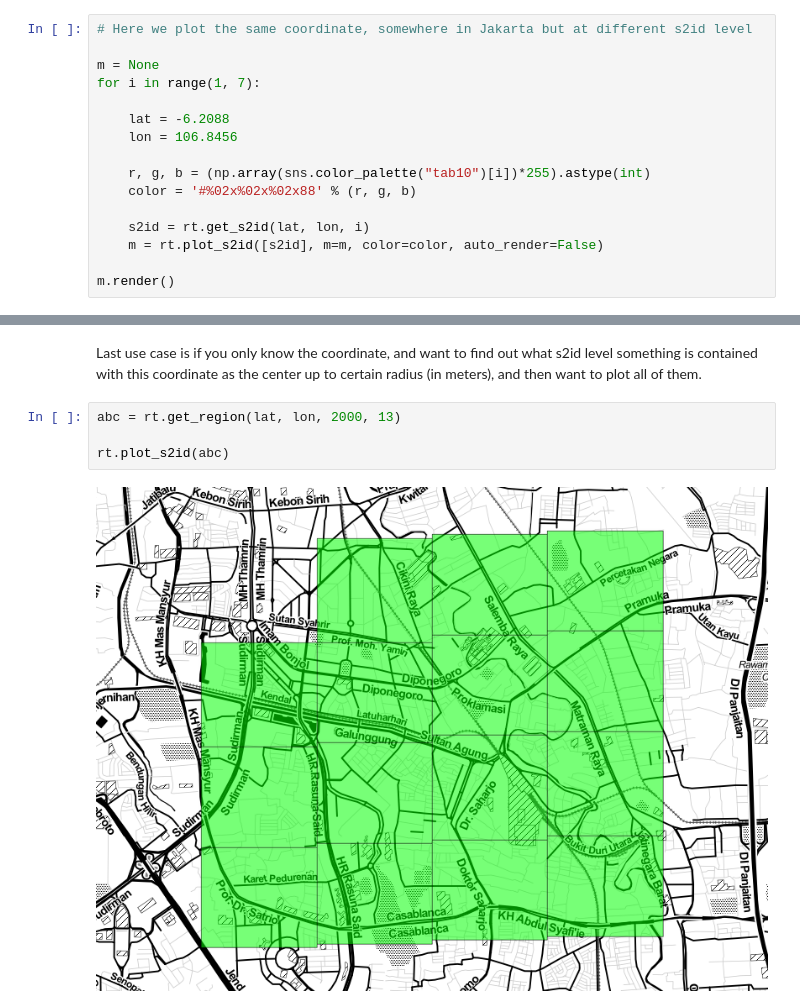
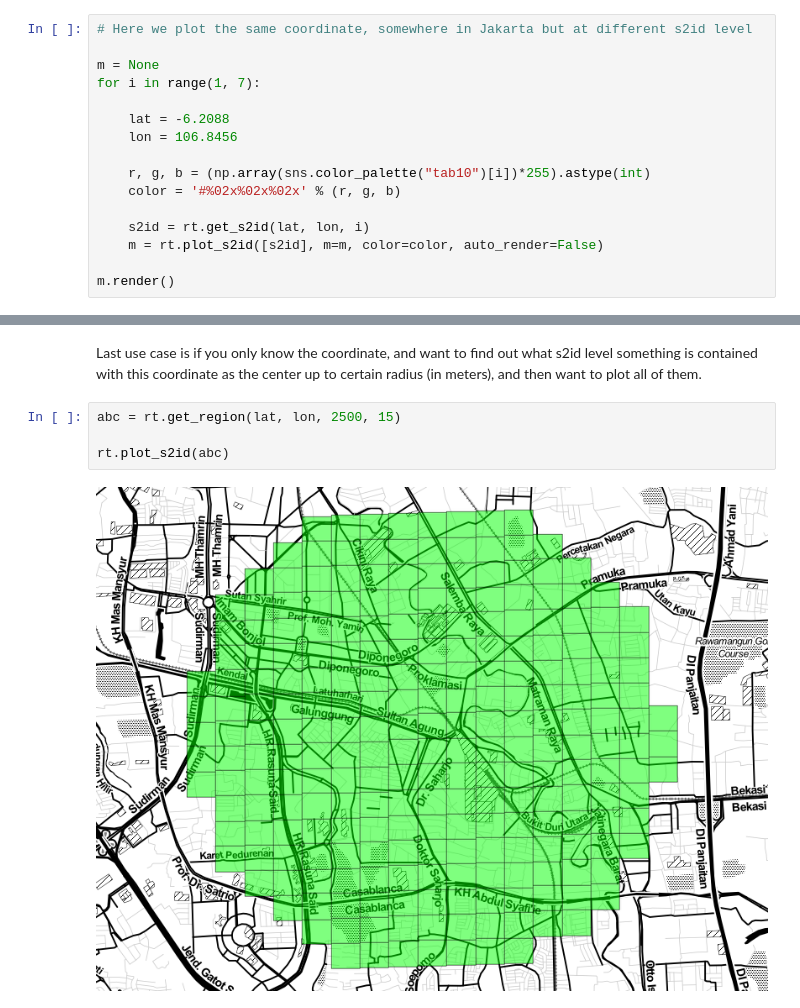
Before and after one commit to mitbal/raftel, a Jupyter notebook: example.ipynb, the cells around one changed output, grey strips where cells are left out. Drawn from its saved outputs; the diff is of its cells as text.

```diff
--- a/example.ipynb
+++ b/example.ipynb
@@ -37,7 +38,7 @@ for i in range(1, 7):
     lon = 106.8456
 
     r, g, b = (np.array(sns.color_palette("tab10")[i])*255).astype(int)
-    color = '#%02x%02x%02x88' % (r, g, b)
+    color = '#%02x%02x%02x' % (r, g, b)
 
     s2id = rt.get_s2id(lat, lon, i)
     m = rt.plot_s2id([s2id], m=m, color=color, auto_render=False)
@@ -49,8 +49,8 @@ request failed [?]: http://a.tile.stamen.com/toner/4/13/9.png
 # %% [markdown]
 Last use case is if you only know the coordinate, and want to find out what s2id level something is contained with this coordinate as the center up to certain radius (in meters), and then want to plot all of them.
 # %%
-abc = rt.get_region(lat, lon, 2000, 13)
+abc = rt.get_region(lat, lon, 2500, 15)
 
 rt.plot_s2id(abc)
 # %% [output]
-[figure, old version]
+[figure, new version]
```
Also changed, not shown: parts of 4 cells of this notebook.
